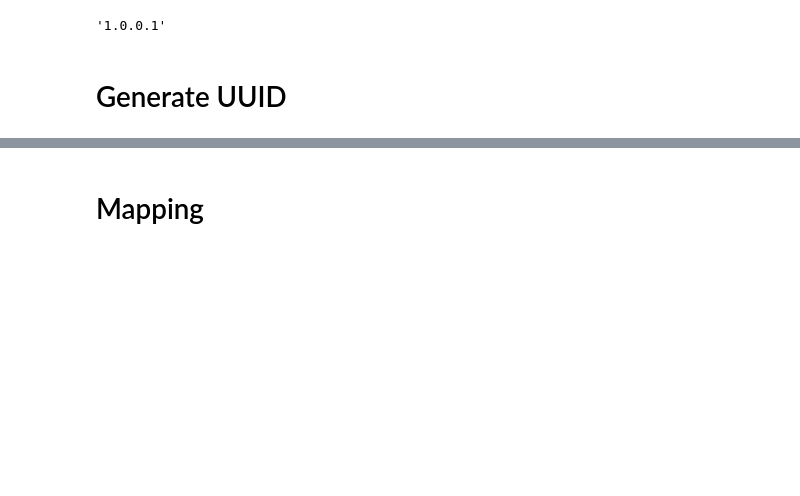
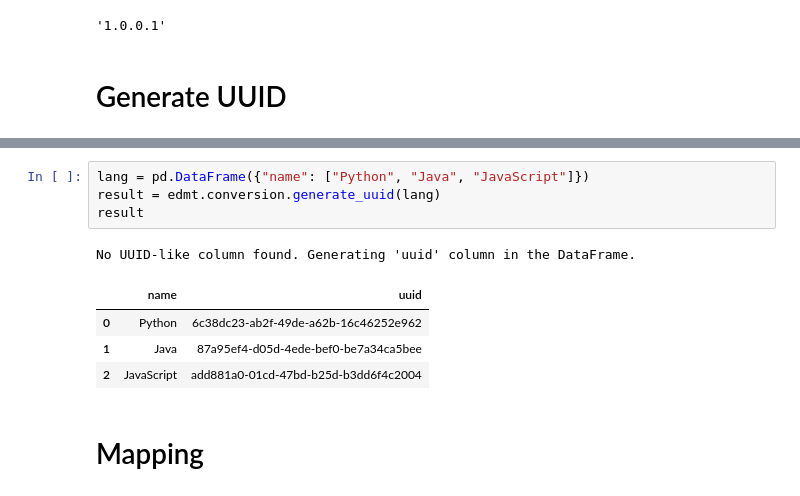
Before and after one commit to envdmt/EDMT, a Jupyter notebook: test.ipynb, the cells around one changed output, grey strips where cells are left out. Drawn from its saved outputs; the diff is of its cells as text; blank space fills up the shorter version.

```diff
--- a/test.ipynb
+++ b/test.ipynb
@@ -38,3 +46,13 @@ Column 'uuid' contains UUID-like values.
+# %%
+lang = pd.DataFrame({"name": ["Python", "Java", "JavaScript"]})
+result = edmt.conversion.generate_uuid(lang)
+result
+# %% [output]
+No UUID-like column found. Generating 'uuid' column in the DataFrame.
+|  | name | uuid |
+| 0 | Python | 6c38dc23-ab2f-49de-a62b-16c46252e962 |
+| 1 | Java | 87a95ef4-d05d-4ede-bef0-be7a34ca5bee |
+| 2 | JavaScript | add881a0-01cd-47bd-b25d-b3dd6f4c2004 |
 # %% [markdown]
 # Mapping
 # %%
```
Also changed, not shown: parts of 7 cells of this notebook.
